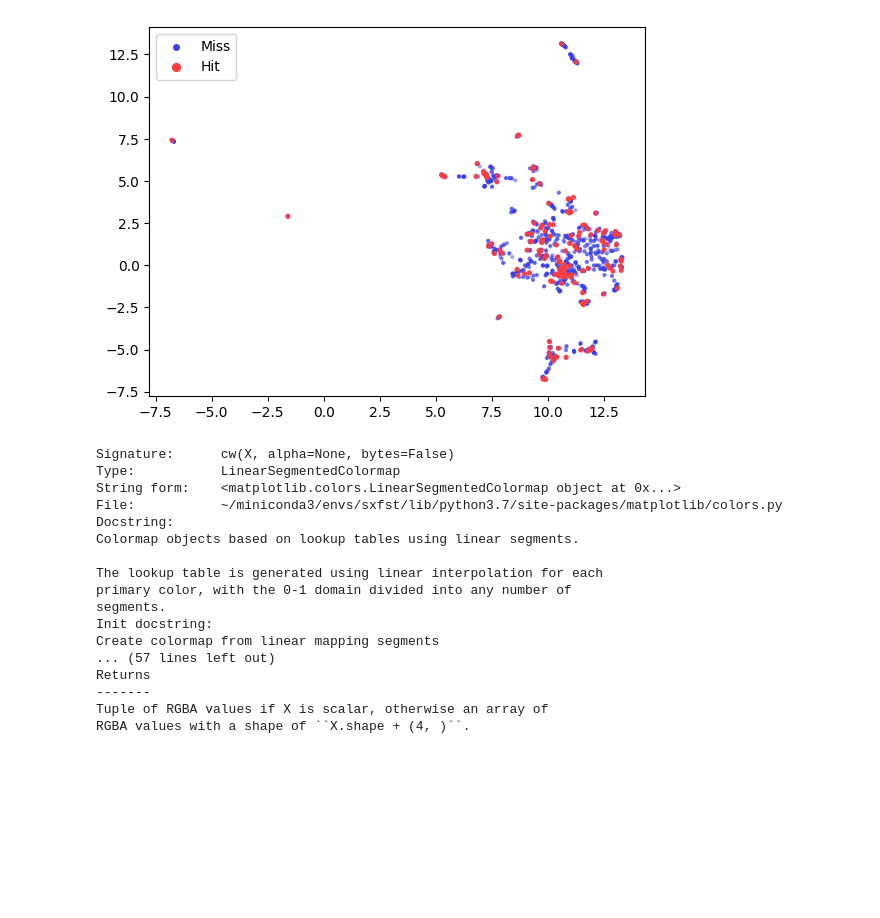
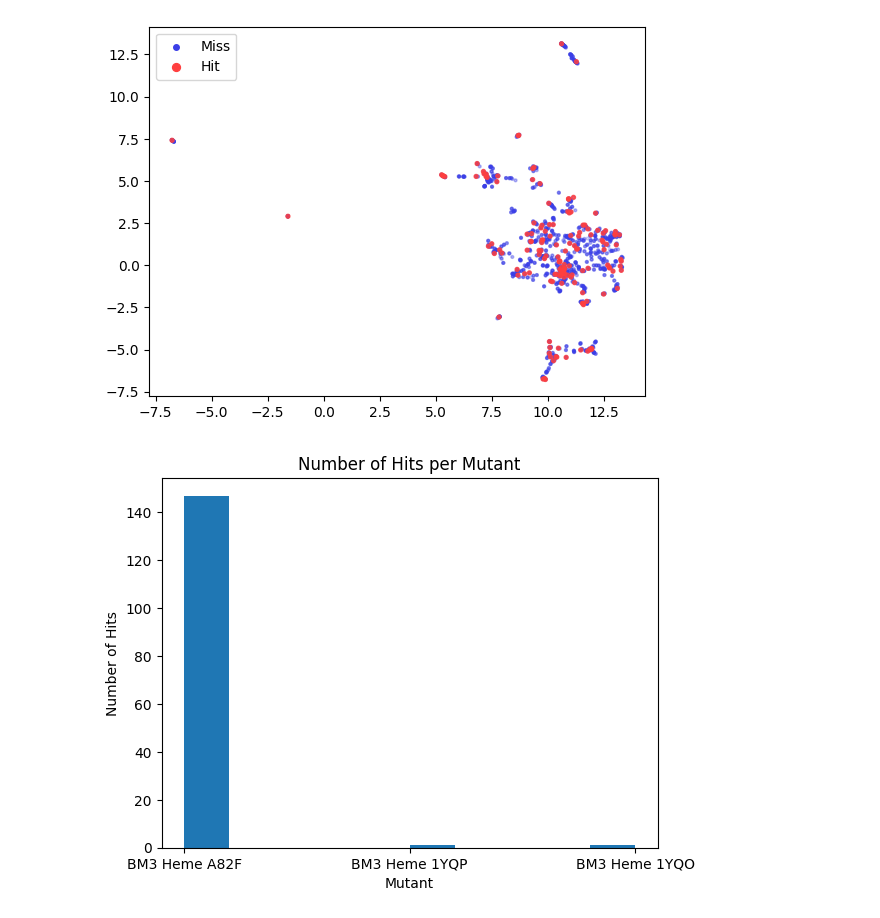
Before and after one commit to TrellixVulnTeam/screening-fist_OO2T, a Jupyter notebook: nb/screening-data.ipynb, the cells around one changed output. Cells and saved outputs as stored; diff of their text form; code cells hidden in the pictures; blank space fills up the shorter version.

Commit message:
hist of screening results - mutant - n hits

```diff
--- a/nb/screening-data.ipynb
+++ b/nb/screening-data.ipynb
@@ -459,23 +460,12 @@ for i in legend.legendHandles:
 plt.show()
 # %% [output]
 [figure]
-# %%
-i.set
-# %% [output]
-Signature:      cw(X, alpha=None, bytes=False)
-Type:           LinearSegmentedColormap
-String form:    <matplotlib.colors.LinearSegmentedColormap object at 0x...>
-File:           ~/miniconda3/envs/sxfst/lib/python3.7/site-packages/matplotlib/colors.py
-Docstring:
-Colormap objects based on lookup tables using linear segments.
-
-The lookup table is generated using linear interpolation for each
-primary color, with the 0-1 domain divided into any number of
-segments.
-Init docstring:
-Create colormap from linear mapping segments
-... (57 lines left out)
-Returns
--------
-Tuple of RGBA values if X is scalar, otherwise an array of
-RGBA values with a shape of ``X.shape + (4, )``.
+# %%
+plt.hist(hits['protein'])
+plt.ylabel('Number of Hits')
+plt.xlabel('Mutant')
+plt.title('Number of Hits per Mutant')
+plt.savefig('img/hits-hist.png')
+plt.show()
+# %% [output]
+[figure, added]
```
Also changed, not shown: parts of 1 cell of this notebook, 1 other file.
